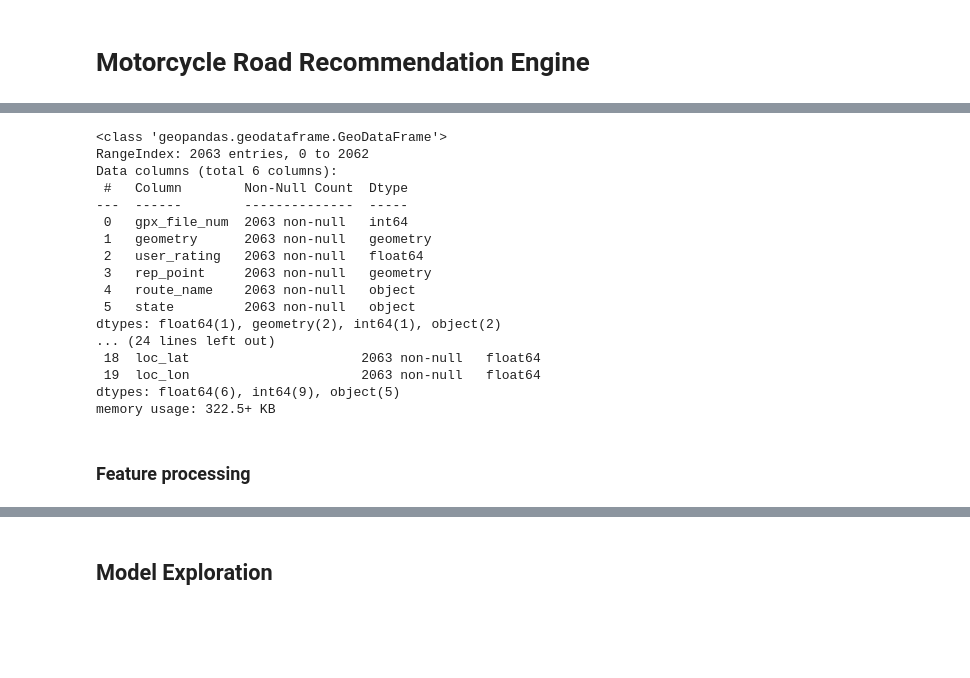
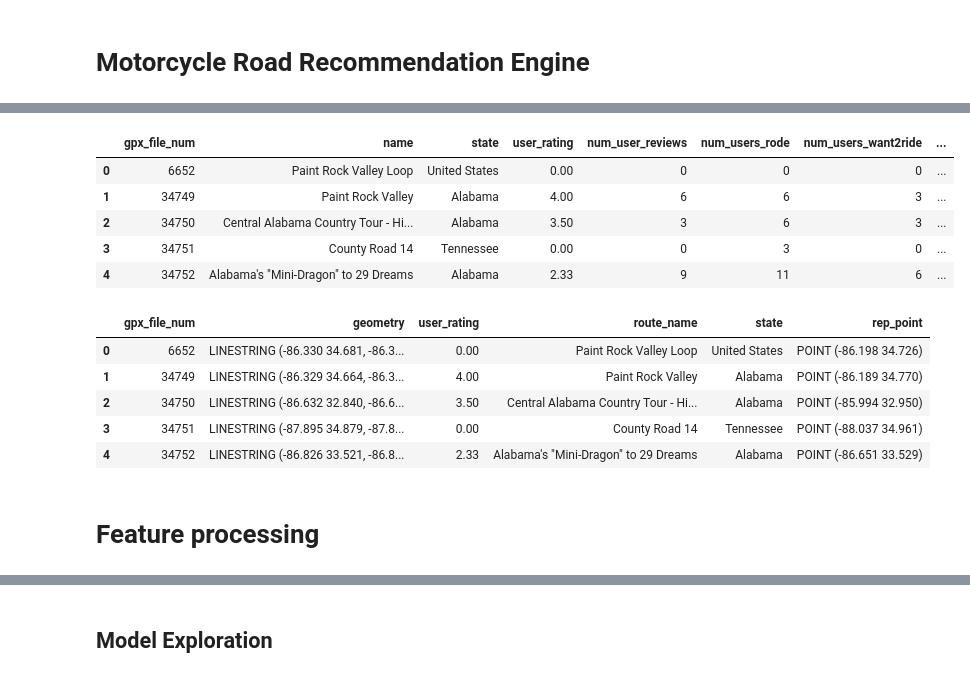
Before and after one commit to kweino/sunday-driver, a Jupyter notebook: MR_Route_Recommendation_Engine.ipynb, the cells around one changed output, grey strips where cells are left out. Drawn from its saved outputs; the diff is of its cells as text; code cells hidden in the pictures; blank space fills up the shorter version.

```diff
--- a/MR_Route_Recommendation_Engine.ipynb
+++ b/MR_Route_Recommendation_Engine.ipynb
@@ -103,22 +133,19 @@ df['loc_lon'] = rep_point.y
-# %%
-route_gdf.info()
-df.info()
-# %% [output]
-<class 'geopandas.geodataframe.GeoDataFrame'>
-RangeIndex: 2063 entries, 0 to 2062
-Data columns (total 6 columns):
- #   Column        Non-Null Count  Dtype
----  ------        --------------  -----
- 0   gpx_file_num  2063 non-null   int64
- 1   geometry      2063 non-null   geometry
- 2   user_rating   2063 non-null   float64
- 3   rep_point     2063 non-null   geometry
- 4   route_name    2063 non-null   object
- 5   state         2063 non-null   object
-dtypes: float64(1), geometry(2), int64(1), object(2)
-... (24 lines left out)
- 18  loc_lat                      2063 non-null   float64
- 19  loc_lon                      2063 non-null   float64
-dtypes: float64(6), int64(9), object(5)
-memory usage: 322.5+ KB
+# %%
+df.head()
+# %% [output]
+|  | gpx_file_num | name | state | user_rating | num_user_reviews | num_users_rode | num_users_want2ride | ... |
+| 0 | 6652 | Paint Rock Valley Loop | United States | 0.00 | 0 | 0 | 0 | ... |
+| 1 | 34749 | Paint Rock Valley | Alabama | 4.00 | 6 | 6 | 3 | ... |
+| 2 | 34750 | Central Alabama Country Tour - Hi... | Alabama | 3.50 | 3 | 6 | 3 | ... |
+| 3 | 34751 | County Road 14 | Tennessee | 0.00 | 0 | 3 | 0 | ... |
+| 4 | 34752 | Alabama's "Mini-Dragon" to 29 Dreams | Alabama | 2.33 | 9 | 11 | 6 | ... |
+# %%
+route_gdf.head()
+# %% [output]
+|  | gpx_file_num | geometry | user_rating | route_name | state | rep_point |
+| 0 | 6652 | LINESTRING (-86.330 34.681, -86.3... | 0.00 | Paint Rock Valley Loop | United States | POINT (-86.198 34.726) |
+| 1 | 34749 | LINESTRING (-86.329 34.664, -86.3... | 4.00 | Paint Rock Valley | Alabama | POINT (-86.189 34.770) |
+| 2 | 34750 | LINESTRING (-86.632 32.840, -86.6... | 3.50 | Central Alabama Country Tour - Hi... | Alabama | POINT (-85.994 32.950) |
+| 3 | 34751 | LINESTRING (-87.895 34.879, -87.8... | 0.00 | County Road 14 | Tennessee | POINT (-88.037 34.961) |
+| 4 | 34752 | LINESTRING (-86.826 33.521, -86.8... | 2.33 | Alabama's "Mini-Dragon" to 29 Dreams | Alabama | POINT (-86.651 33.529) |
 # %%
@@ -130,5 +163,5 @@ with gzip.open('data/route_df.pkl', 'wb') as f:
 # %% [markdown]
-### Feature processing
+# Feature processing
 # %%
 # functions for transformers
 def calc_row_sum(cols):
```
Also changed, not shown: parts of 9 cells of this notebook, 17 other files.
